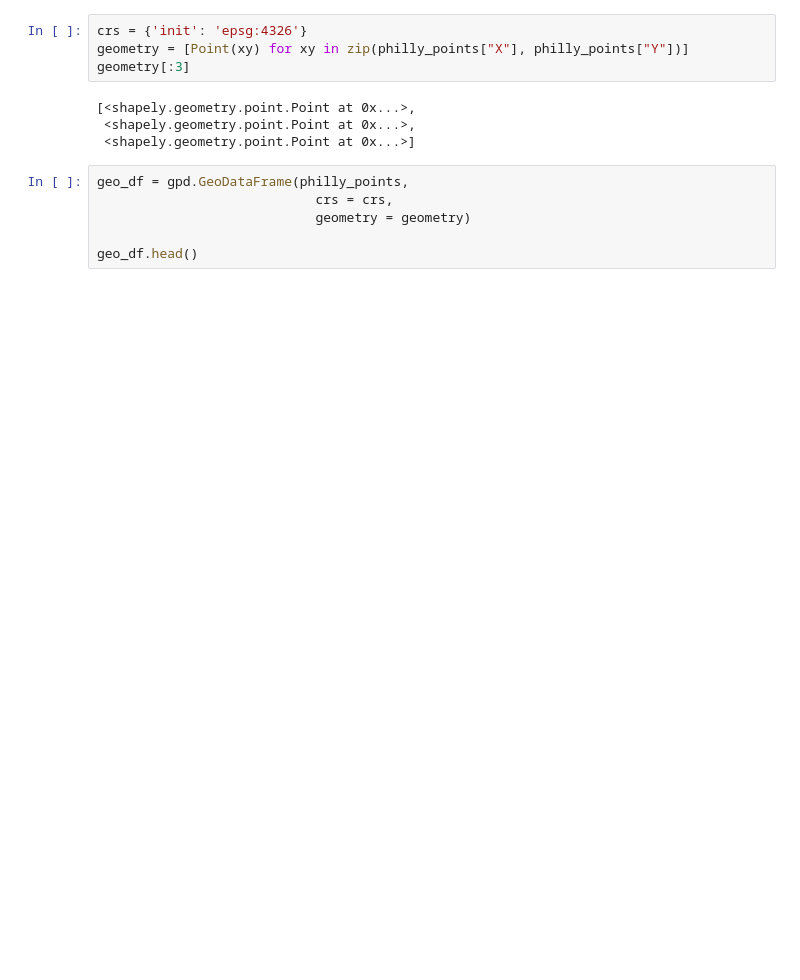
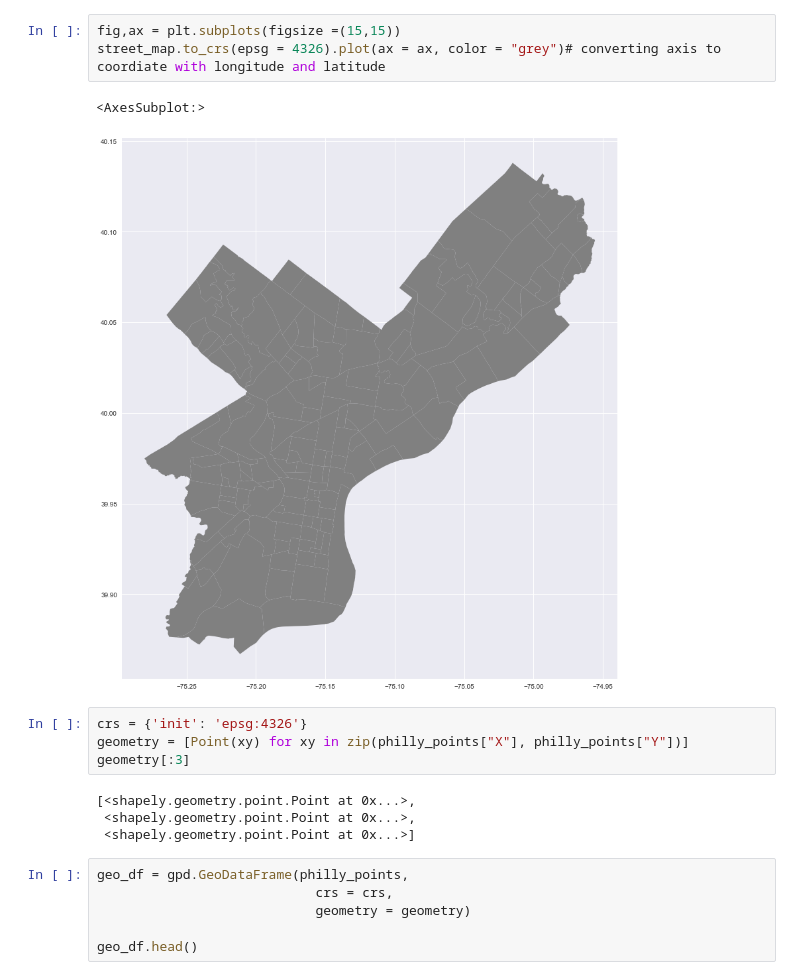
Before and after one commit to Pball01/vacant_lot, a Jupyter notebook: data_explore.ipynb, the cells around one changed output. Drawn from its saved outputs; the diff is of its cells as text; blank space fills up the shorter version.

```diff
--- a/data_explore.ipynb
+++ b/data_explore.ipynb
@@ -74,3 +73,9 @@ street_map.plot(ax = ax, color = "grey")
+# %%
+fig,ax = plt.subplots(figsize =(15,15))
+street_map.to_crs(epsg = 4326).plot(ax = ax, color = "grey")# converting axis to coordiate with longitude and latitude
+# %% [output]
+<AxesSubplot:>
+[figure, added]
 # %%
 crs = {'init': 'epsg:4326'}
 geometry = [Point(xy) for xy in zip(philly_points["X"], philly_points["Y"])]
```
Also changed, not shown: parts of 8 cells of this notebook.
